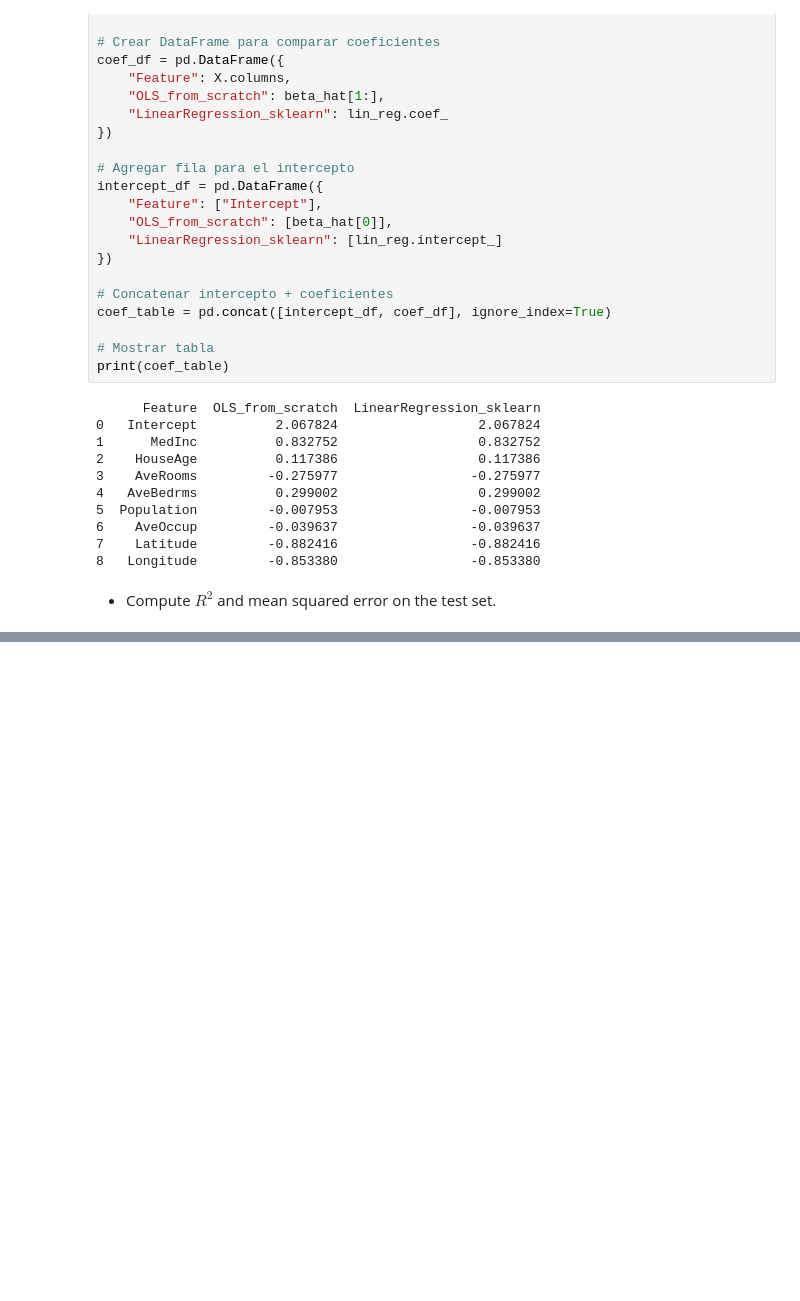
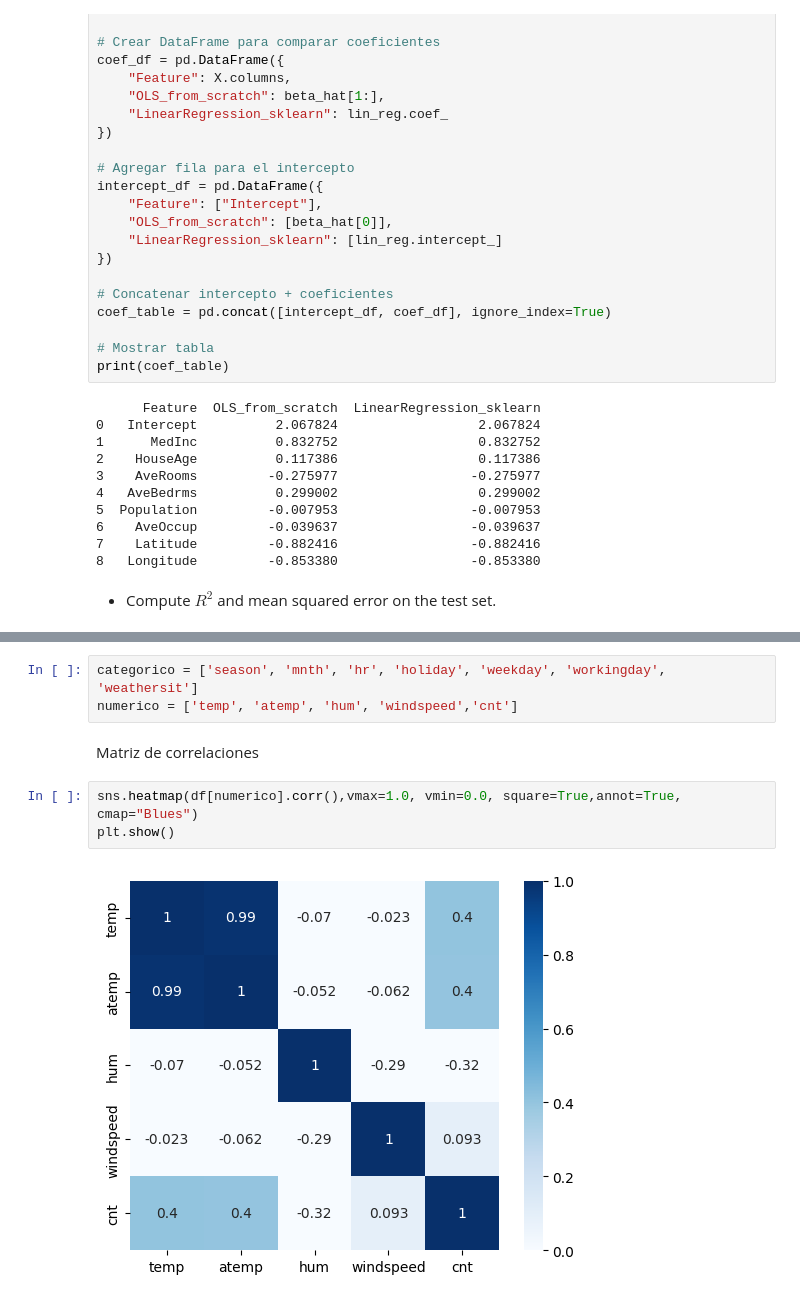
Before and after one commit to bsanchezv/ENEI-2025-ML1-Tarea1, a Jupyter notebook: tarea1.ipynb, the cells around one changed output, grey strips where cells are left out. Drawn from its saved outputs; the diff is of its cells as text; blank space fills up the shorter version.

```diff
--- a/tarea1.ipynb
+++ b/tarea1.ipynb
@@ -555,0 +676,10 @@ R²: 0.6121654293404898
+# %%
+categorico = ['season', 'mnth', 'hr', 'holiday', 'weekday', 'workingday', 'weathersit']
+numerico = ['temp', 'atemp', 'hum', 'windspeed','cnt']
+# %% [markdown]
+Matriz de correlaciones
+# %%
+sns.heatmap(df[numerico].corr(),vmax=1.0, vmin=0.0, square=True,annot=True, cmap="Blues")
+plt.show()
+# %% [output]
+[figure, added]
```
Also changed, not shown: parts of 89 cells of this notebook.
